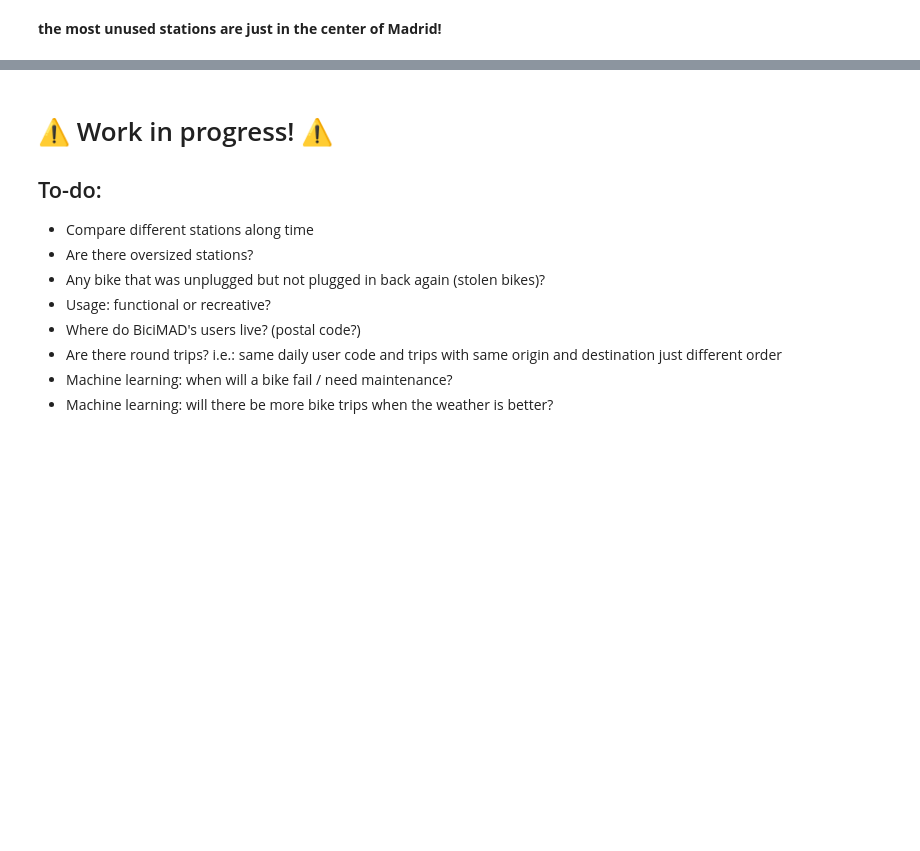
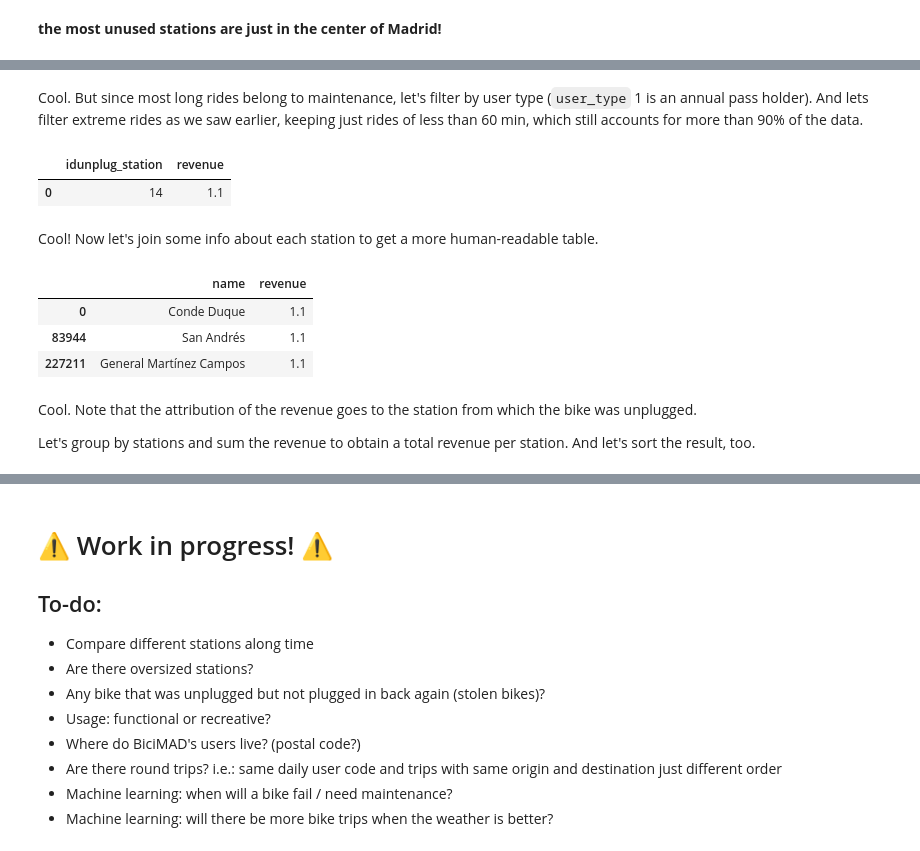
Before and after one commit to rameerez/bicimad-data-analysis, a Jupyter notebook: bicimad-rides-data-analysis.ipynb, the cells around one changed output, grey strips where cells are left out. Saved outputs shown, nothing was run; the diff lists cells and outputs as text; code cells hidden in the pictures; blank space fills up the shorter version.

```diff
--- a/bicimad-rides-data-analysis.ipynb
+++ b/bicimad-rides-data-analysis.ipynb
@@ -429,0 +441,10 @@ df['revenue'] = df.apply(lambda x: ride_to_revenue(df['user_type'], df['travel_t
+# %% [markdown]
+Cool. But since most long rides belong to maintenance, let's filter by user type (`user_type` 1 is an annual pass holder). And lets filter extreme rides as we saw earlier, keeping just rides of less than 60 min, which still accounts for more than 90% of the data.
+# %%
+df_revenue = df[(df['user_type'] == 1) & (df['travel_time_mins'] < 60)][['idunplug_station', 'revenue']].sort_values(by=['revenue'], ascending=False)
+df_revenue[:1]
+# %% [output]
+|  | idunplug_station | revenue |
+| 0 | 14 | 1.1 |
+# %% [markdown]
+Cool! Now let's join some info about each station to get a more human-readable table.
@@ -429,0 +453,11 @@ df['revenue'] = df.apply(lambda x: ride_to_revenue(df['user_type'], df['travel_t
+# %%
+df_revenue[['name','revenue']][:3]
+# %% [output]
+|  | name | revenue |
+| 0 | Conde Duque | 1.1 |
+| 83944 | San Andrés | 1.1 |
+| 227211 | General Martínez Campos | 1.1 |
+# %% [markdown]
+Cool. Note that the attribution of the revenue goes to the station from which the bike was unplugged.
+
+Let's group by stations and sum the revenue to obtain a total revenue per station. And let's sort the result, too.
```
Also changed, not shown: parts of 22 cells of this notebook.
